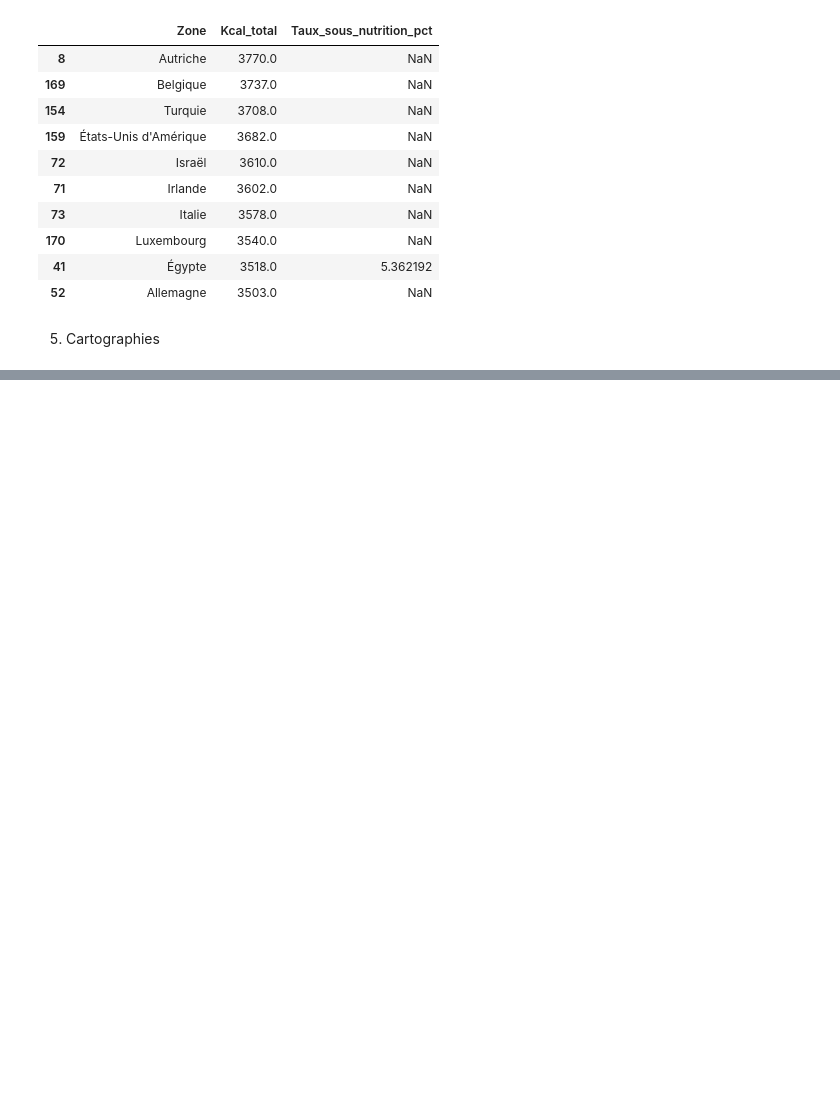
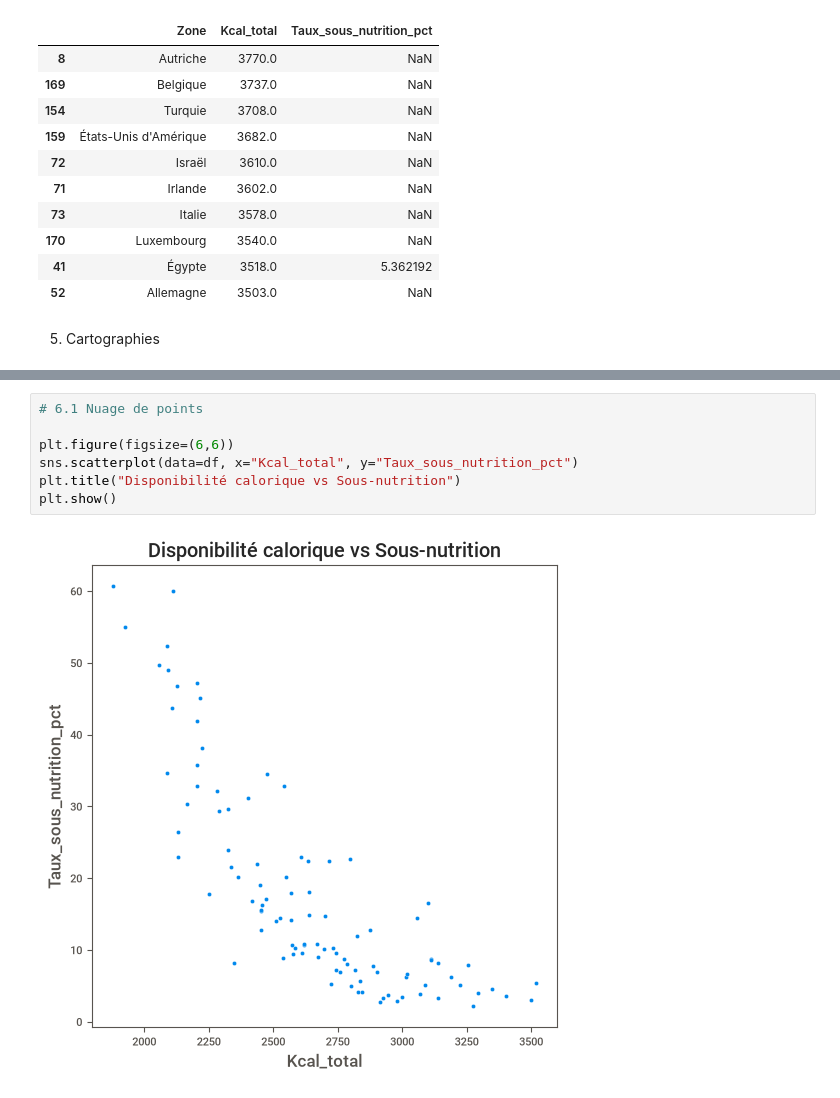
Before and after one commit to SIMPLON-DIST-Data-Analyst-211541/FAO-DATALAB_PATRICK, a Jupyter notebook: notebooks/J2_analyse exploratoire et corrélations.ipynb, the cells around one changed output, grey strips where cells are left out. Drawn from its saved outputs; the diff is of its cells as text; blank space fills up the shorter version.

```diff
--- a/notebooks/J2_analyse exploratoire et corrélations.ipynb
+++ b/notebooks/J2_analyse exploratoire et corrélations.ipynb
@@ -221,0 +234,9 @@ else:
+# %%
+# 6.1 Nuage de points
+
+plt.figure(figsize=(6,6))
+sns.scatterplot(data=df, x="Kcal_total", y="Taux_sous_nutrition_pct")
+plt.title("Disponibilité calorique vs Sous-nutrition")
+plt.show()
+# %% [output]
+[figure, added]
```
Also changed, not shown: parts of 13 cells of this notebook, 1 other file.
